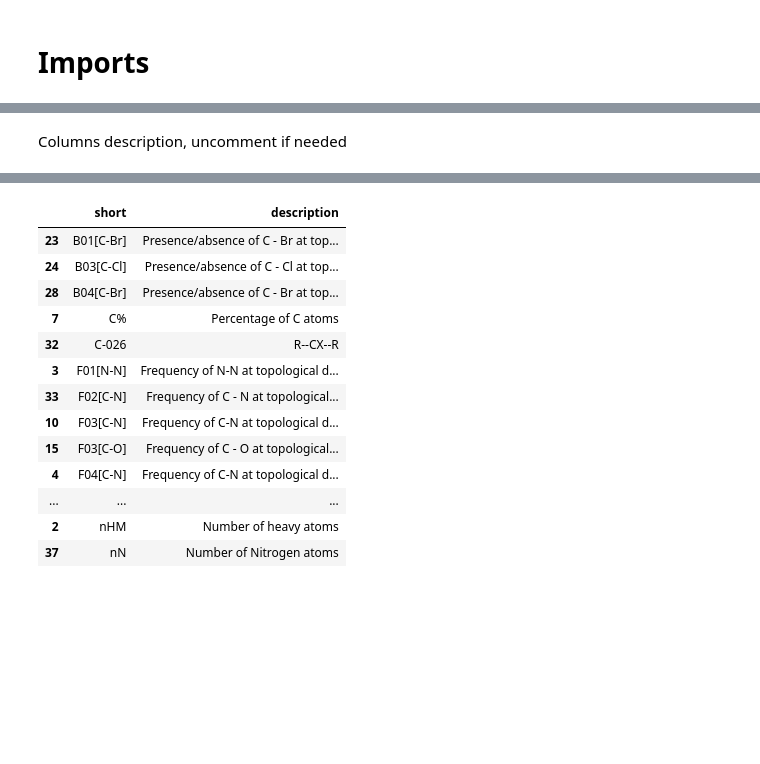
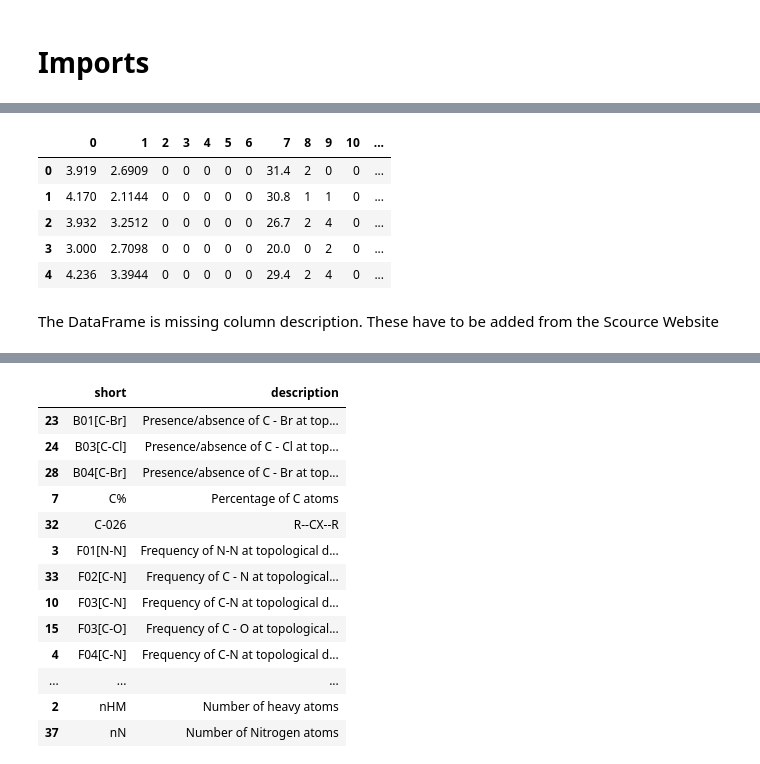
Before and after one commit to Pietrassyk/P_4_4_Biodegradability, a Jupyter notebook: Project 4 Biodegradables.ipynb, the cells around one changed output, grey strips where cells are left out. Drawn from its saved outputs; the diff is of its cells as text; code cells hidden in the pictures; blank space fills up the shorter version.

```diff
--- a/Project 4 Biodegradables.ipynb
+++ b/Project 4 Biodegradables.ipynb
@@ -34,4 +43,13 @@ Project 4 Biodegradables.ipynb
 # %%
 df = pd.read_csv("biodeg.csv", sep = ";", header = None)
-# %% [markdown]
-Columns description, uncomment if needed
+# %%
+df.head() #check columns
+# %% [output]
+|  | 0 | 1 | 2 | 3 | 4 | 5 | 6 | 7 | 8 | 9 | 10 | ... |
+| 0 | 3.919 | 2.6909 | 0 | 0 | 0 | 0 | 0 | 31.4 | 2 | 0 | 0 | ... |
+| 1 | 4.170 | 2.1144 | 0 | 0 | 0 | 0 | 0 | 30.8 | 1 | 1 | 0 | ... |
+| 2 | 3.932 | 3.2512 | 0 | 0 | 0 | 0 | 0 | 26.7 | 2 | 4 | 0 | ... |
+| 3 | 3.000 | 2.7098 | 0 | 0 | 0 | 0 | 0 | 20.0 | 0 | 2 | 0 | ... |
+| 4 | 4.236 | 3.3944 | 0 | 0 | 0 | 0 | 0 | 29.4 | 2 | 4 | 0 | ... |
+# %% [markdown]
+The DataFrame is missing column description. These have to be added from the Scource Website
```
Also changed, not shown: parts of 65 cells of this notebook, 2 other files.
